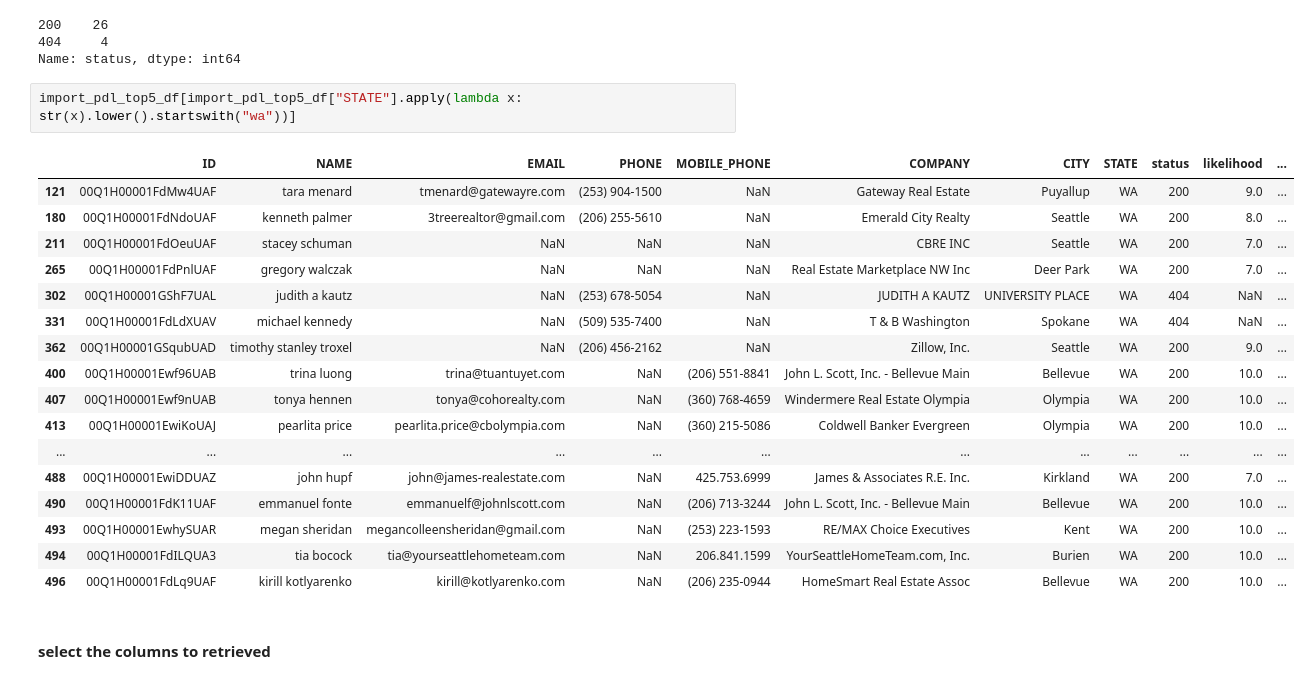
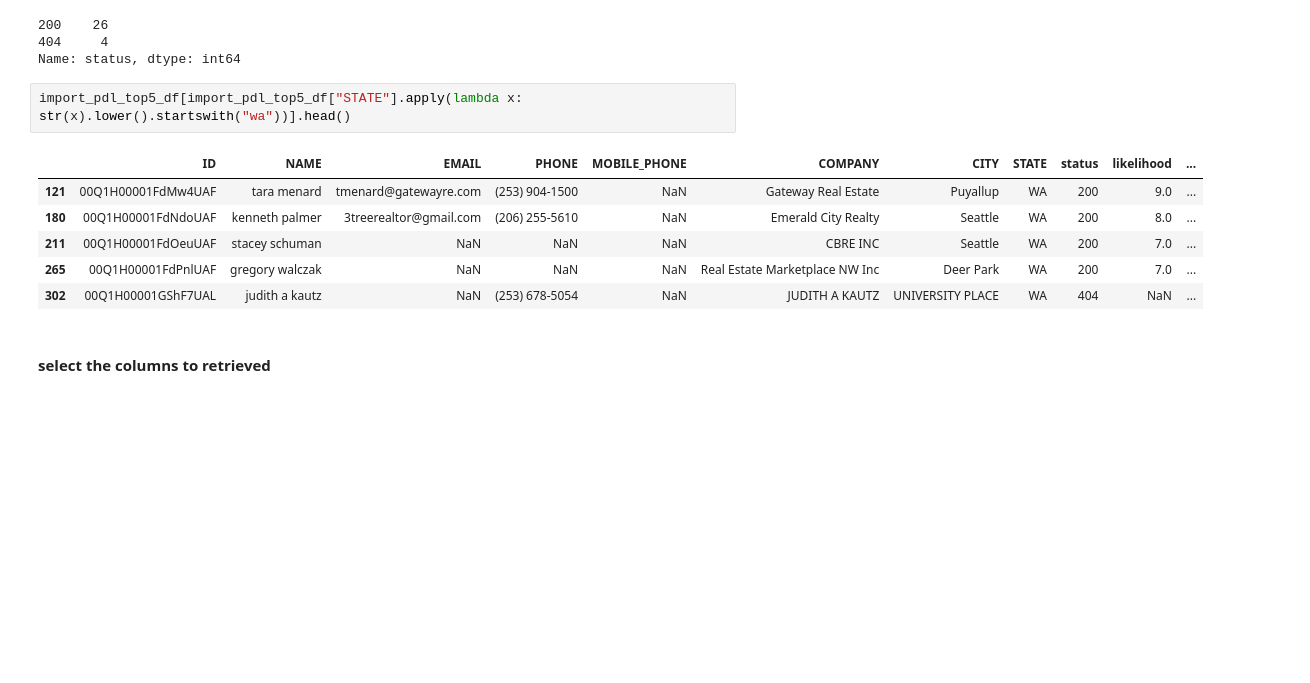
Before and after one commit to endpointclosing/lead-scoring, a Jupyter notebook: notebooks/pdl_data_quality_check.ipynb, the cells around one changed output. Drawn from its saved outputs; the diff is of its cells as text; blank space fills up the shorter version.

```diff
--- a/notebooks/pdl_data_quality_check.ipynb
+++ b/notebooks/pdl_data_quality_check.ipynb
@@ -577,25 +569,14 @@ import_pdl_top5_df[import_pdl_top5_df["STATE"].apply(lambda x: str(x).lower().st
 404     4
 Name: status, dtype: int64
 # %%
-import_pdl_top5_df[import_pdl_top5_df["STATE"].apply(lambda x: str(x).lower().startswith("wa"))]
+import_pdl_top5_df[import_pdl_top5_df["STATE"].apply(lambda x: str(x).lower().startswith("wa"))].head()
 # %% [output]
 |  | ID | NAME | EMAIL | PHONE | MOBILE_PHONE | COMPANY | CITY | STATE | status | likelihood | ... |
 | 121 | 00Q1H00001FdMw4UAF | tara menard | tmenard@gatewayre.com | (253) 904-1500 | NaN | Gateway Real Estate | Puyallup | WA | 200 | 9.0 | ... |
 | 180 | 00Q1H00001FdNdoUAF | kenneth palmer | 3treerealtor@gmail.com | (206) 255-5610 | NaN | Emerald City Realty | Seattle | WA | 200 | 8.0 | ... |
 | 211 | 00Q1H00001FdOeuUAF | stacey schuman | NaN | NaN | NaN | CBRE INC | Seattle | WA | 200 | 7.0 | ... |
 | 265 | 00Q1H00001FdPnlUAF | gregory walczak | NaN | NaN | NaN | Real Estate Marketplace NW Inc | Deer Park | WA | 200 | 7.0 | ... |
 | 302 | 00Q1H00001GShF7UAL | judith a kautz | NaN | (253) 678-5054 | NaN | JUDITH A KAUTZ | UNIVERSITY PLACE | WA | 404 | NaN | ... |
-| 331 | 00Q1H00001FdLdXUAV | michael kennedy | NaN | (509) 535-7400 | NaN | T & B Washington | Spokane | WA | 404 | NaN | ... |
-| 362 | 00Q1H00001GSqubUAD | timothy stanley troxel | NaN | (206) 456-2162 | NaN | Zillow, Inc. | Seattle | WA | 200 | 9.0 | ... |
-| 400 | 00Q1H00001Ewf96UAB | trina luong | trina@tuantuyet.com | NaN | (206) 551-8841 | John L. Scott, Inc. - Bellevue Main | Bellevue | WA | 200 | 10.0 | ... |
-| 407 | 00Q1H00001Ewf9nUAB | tonya hennen | tonya@cohorealty.com | NaN | (360) 768-4659 | Windermere Real Estate Olympia | Olympia | WA | 200 | 10.0 | ... |
-| 413 | 00Q1H00001EwiKoUAJ | pearlita price | pearlita.price@cbolympia.com | NaN | (360) 215-5086 | Coldwell Banker Evergreen | Olympia | WA | 200 | 10.0 | ... |
-| ... | ... | ... | ... | ... | ... | ... | ... | ... | ... | ... | ... |
-| 488 | 00Q1H00001EwiDDUAZ | john hupf | john@james-realestate.com | NaN | 425.753.6999 | James & Associates R.E. Inc. | Kirkland | WA | 200 | 7.0 | ... |
-| 490 | 00Q1H00001FdK11UAF | emmanuel fonte | emmanuelf@johnlscott.com | NaN | (206) 713-3244 | John L. Scott, Inc. - Bellevue Main | Bellevue | WA | 200 | 10.0 | ... |
-| 493 | 00Q1H00001EwhySUAR | megan sheridan | megancolleensheridan@gmail.com | NaN | (253) 223-1593 | RE/MAX Choice Executives | Kent | WA | 200 | 10.0 | ... |
-| 494 | 00Q1H00001FdILQUA3 | tia bocock | tia@yourseattlehometeam.com | NaN | 206.841.1599 | YourSeattleHomeTeam.com, Inc. | Burien | WA | 200 | 10.0 | ... |
-| 496 | 00Q1H00001FdLq9UAF | kirill kotlyarenko | kirill@kotlyarenko.com | NaN | (206) 235-0944 | HomeSmart Real Estate Assoc | Bellevue | WA | 200 | 10.0 | ... |
 # %% [markdown]
 #### select the columns to retrieved
 # %%
```
Also changed, not shown: parts of 18 cells of this notebook, 16 other files.
